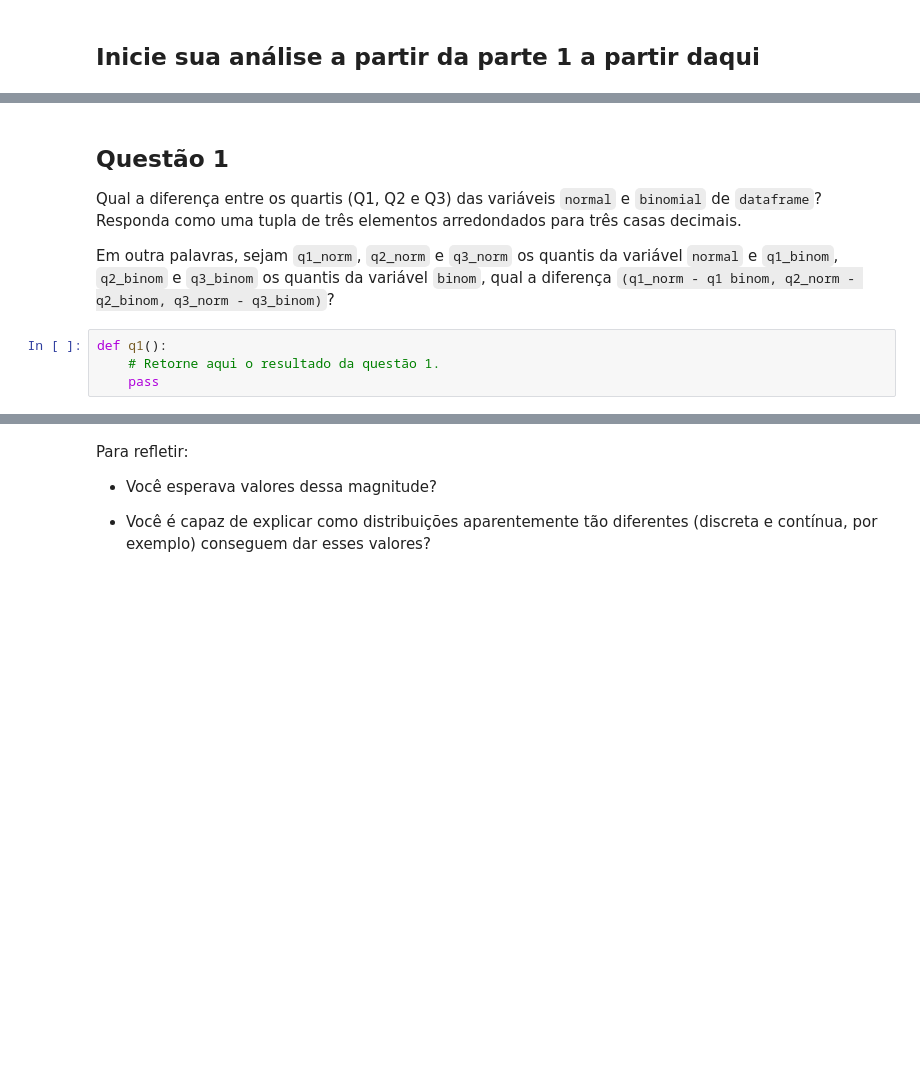
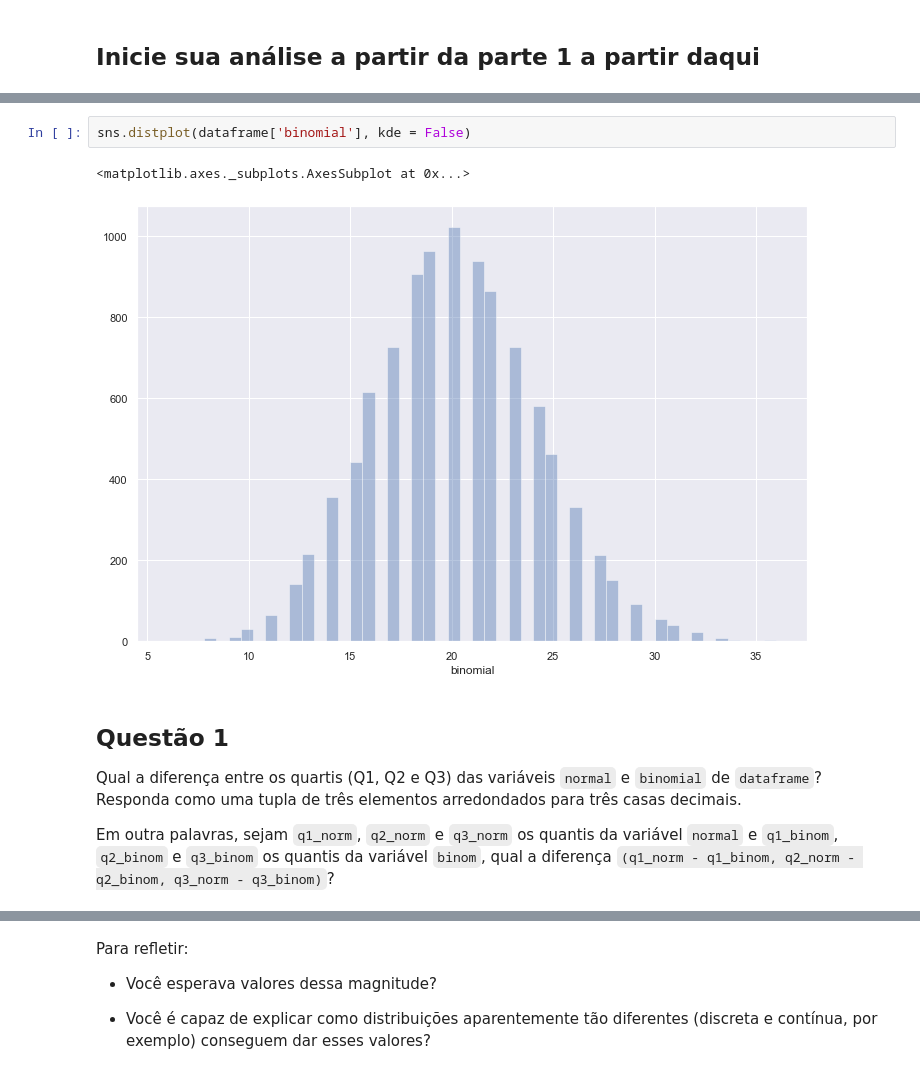
Before and after one commit to gabipz/data-science-codenation, a Jupyter notebook: 04-probability-distributions-challange/probability-distributions.ipynb, the cells around one changed output, grey strips where cells are left out. Cells and saved outputs as stored; diff of their text form; blank space fills up the shorter version.

```diff
--- a/04-probability-distributions-challange/probability-distributions.ipynb
+++ b/04-probability-distributions-challange/probability-distributions.ipynb
@@ -50,10 +55,11 @@ dataframe = pd.DataFrame({"normal": sct.norm.rvs(20, 4, size=10000),
+# %%
+sns.distplot(dataframe['binomial'], kde = False)
+# %% [output]
+<matplotlib.axes._subplots.AxesSubplot at 0x...>
+[figure, added]
 # %% [markdown]
 ## Questão 1
 
 Qual a diferença entre os quartis (Q1, Q2 e Q3) das variáveis `normal` e `binomial` de `dataframe`? Responda como uma tupla de três elementos arredondados para três casas decimais.
 
-Em outra palavras, sejam `q1_norm`, `q2_norm` e `q3_norm` os quantis da variável `normal` e `q1_binom`, `q2_binom` e `q3_binom` os quantis da variável `binom`, qual a diferença `(q1_norm - q1 binom, q2_norm - q2_binom, q3_norm - q3_binom)`?
+Em outra palavras, sejam `q1_norm`, `q2_norm` e `q3_norm` os quantis da variável `normal` e `q1_binom`, `q2_binom` e `q3_binom` os quantis da variável `binom`, qual a diferença `(q1_norm - q1_binom, q2_norm - q2_binom, q3_norm - q3_binom)`?
-# %%
-def q1():
-    # Retorne aqui o resultado da questão 1.
-    pass
```
Also changed, not shown: parts of 9 cells of this notebook.
